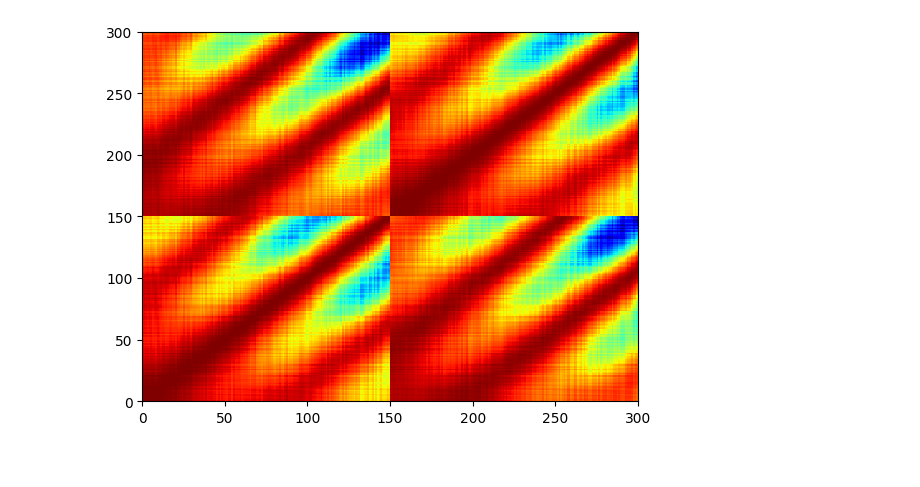
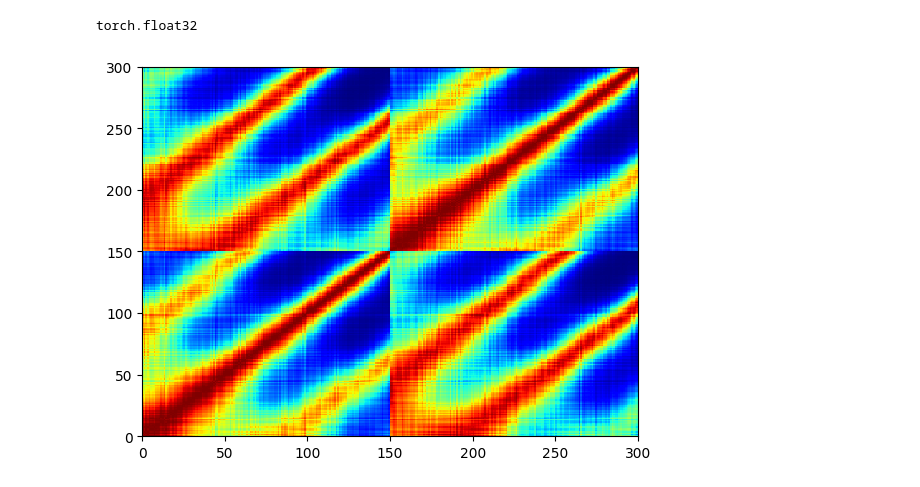
Before and after one commit to eirikbaekkelund/Applied-ML, a Jupyter notebook: cw2/cw2.ipynb, the cells around one changed output. Drawn from its saved outputs; the diff is of its cells as text; code cells hidden in the pictures.

```diff
--- a/cw2/cw2.ipynb
+++ b/cw2/cw2.ipynb
@@ -217,24 +213,26 @@ def computeK(kernel_type, X, Z, kpar=0):
     def enforce_positive_definite(K, reg=1e-6):
         n = K.shape[0]
         if n == K.shape[1]:
-            return K + reg * np.eye(n)
+            return K + reg * torch.eye(n, dtype=torch.float32)
         else:
             return K
 
     if kernel_type == 'linear':
-        return enforce_positive_definite(X @ Z.T)
+        return enforce_positive_definite(torch.matmul(X, Z.T))
     elif kernel_type == 'rbf':
         return enforce_positive_definite(torch.exp(-kpar*torch.sum((X[:, None, :] - Z)**2, axis=-1)))
     else:
-        return enforce_positive_definite(torch.pow(X @ Z.T + 1, kpar))
+        return enforce_positive_definite(torch.pow(torch.matmul(X, Z.T) + 1, kpar))
 # %%
 xTr,yTr,xTe,yTe=spiraldata()
-K=computeK("rbf",xTr,xTr,kpar=0.05)
+K=computeK("rbf",xTr,xTr,kpar=5)
+print(K.dtype)
 # plot an image of the kernel matrix
 plt.figure()
 plt.pcolormesh(K, cmap='jet')
 plt.show()
 # %% [output]
+torch.float32
-[figure, old version]
+[figure, new version]
 # %%
 class KernelizedSVM(nn.Module):
```
Also changed, not shown: parts of 14 cells of this notebook.
